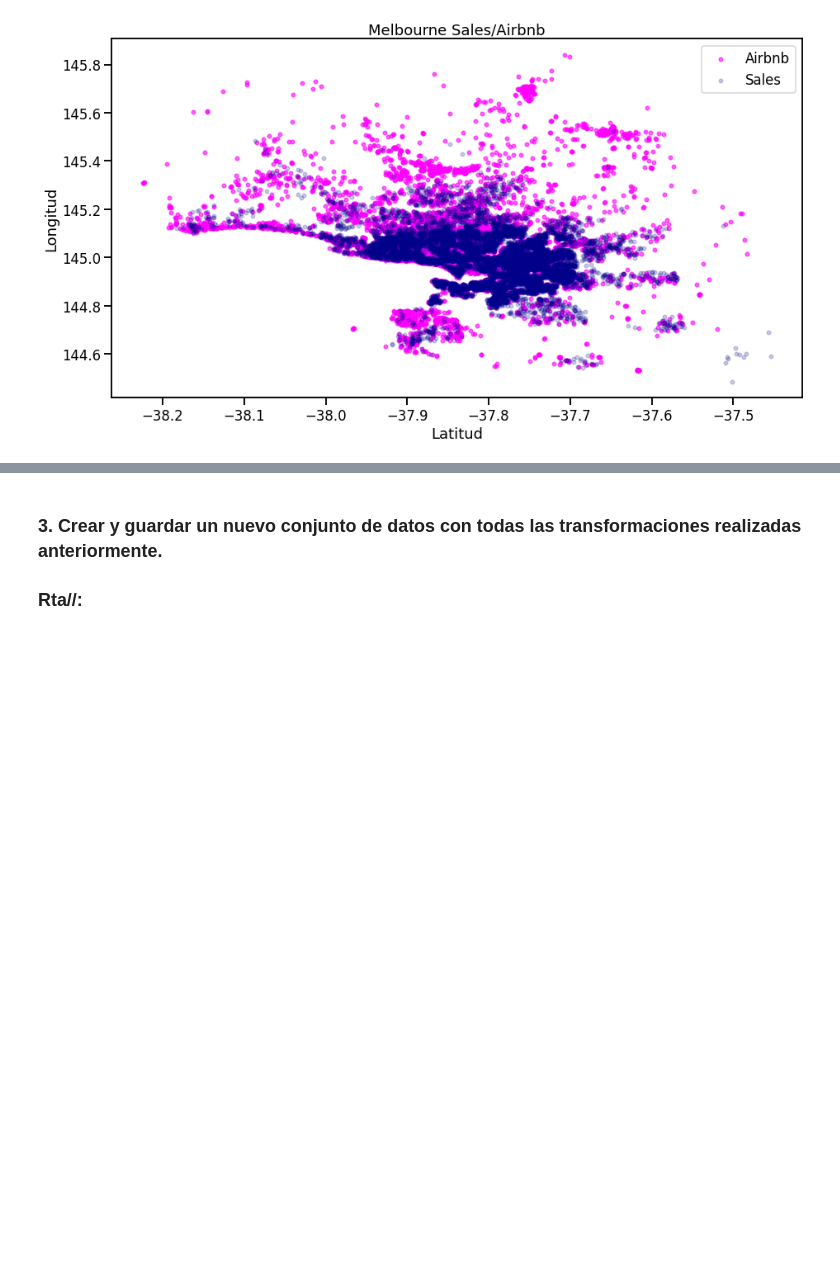
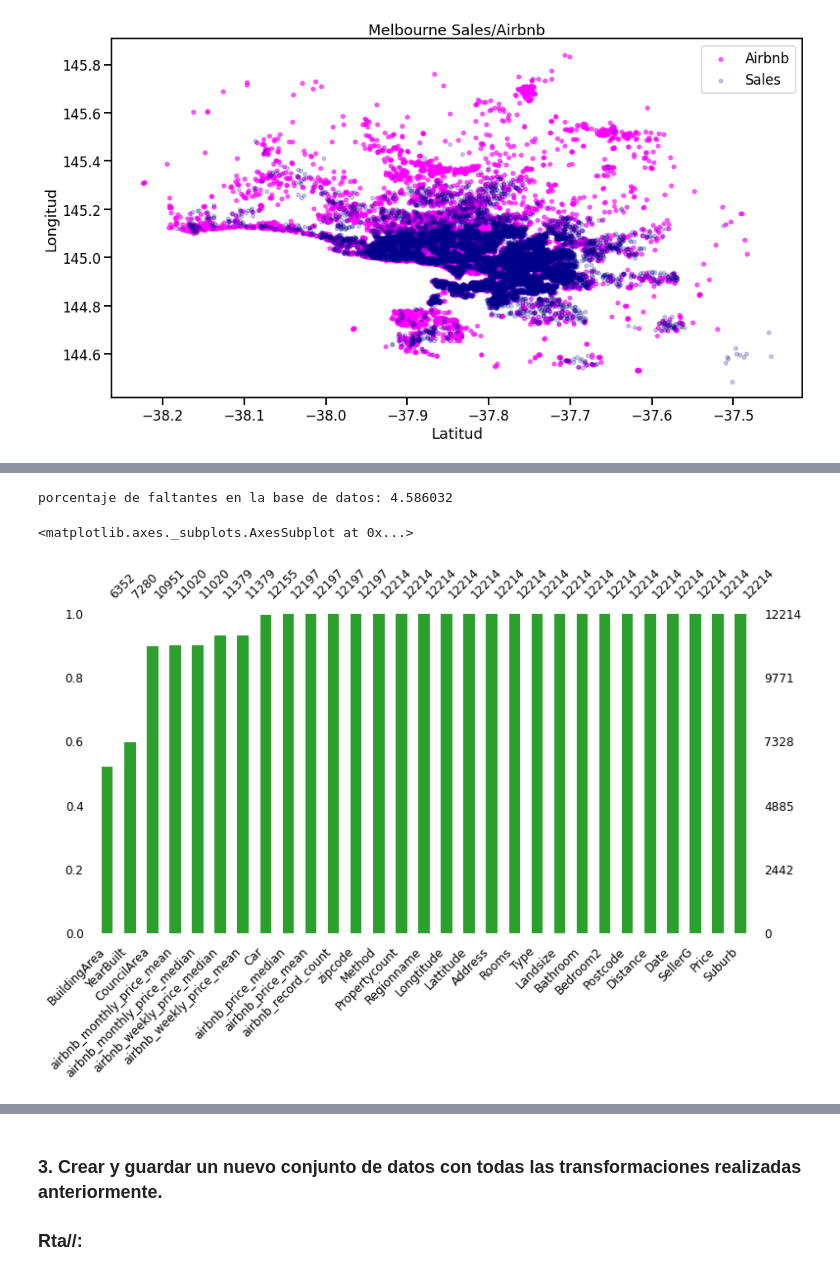
Before and after one commit to Grupo242022/EyCD, a Jupyter notebook: Entregable_2_Nico_parte1_ejercicio2.ipynb, the cells around one changed output, grey strips where cells are left out. Drawn from its saved outputs; the diff is of its cells as text; code cells hidden in the pictures; blank space fills up the shorter version.

```diff
--- a/Entregable_2_Nico_parte1_ejercicio2.ipynb
+++ b/Entregable_2_Nico_parte1_ejercicio2.ipynb
@@ -568,0 +641,15 @@ plt.show()
+# %%
+# how many total missing values do we have?
+total_cells = np.product(df_merged_sales.shape)
+total_missing = missing_values_count.sum()
+
+# percent of data that is missing
+print(f'porcentaje de faltantes en la base de datos: {((total_missing/total_cells) * 100):2f}')
+# %% [output]
+porcentaje de faltantes en la base de datos: 4.586032
+# %%
+import missingno as msno
+msno.bar(df_merged_sales,figsize=(12, 6), sort="ascending",fontsize=12, color='tab:green',)
+# %% [output]
+<matplotlib.axes._subplots.AxesSubplot at 0x...>
+[figure, added]
```
Also changed, not shown: parts of 6 cells of this notebook.
